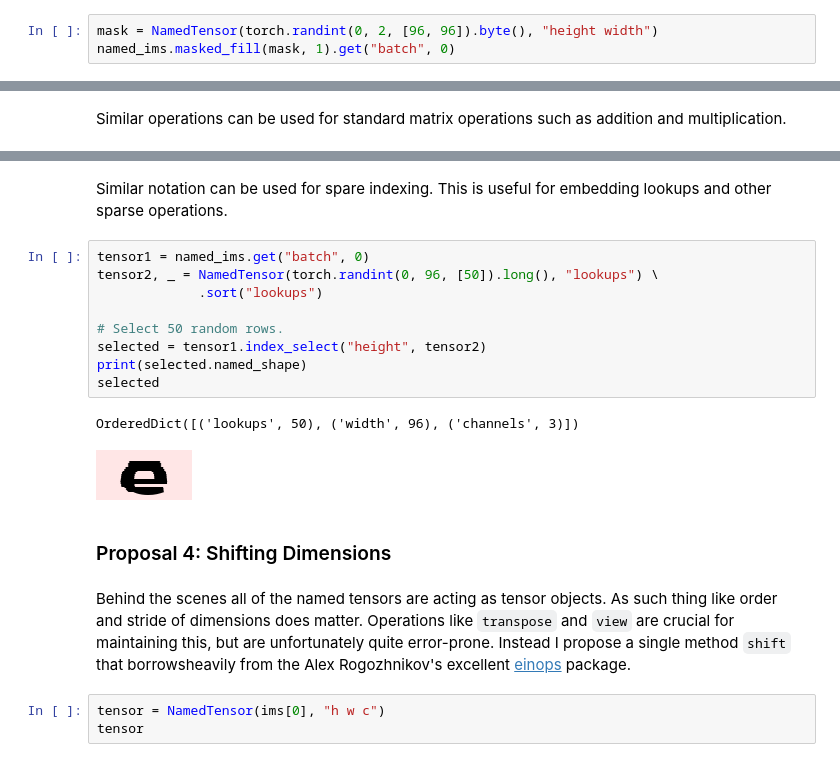
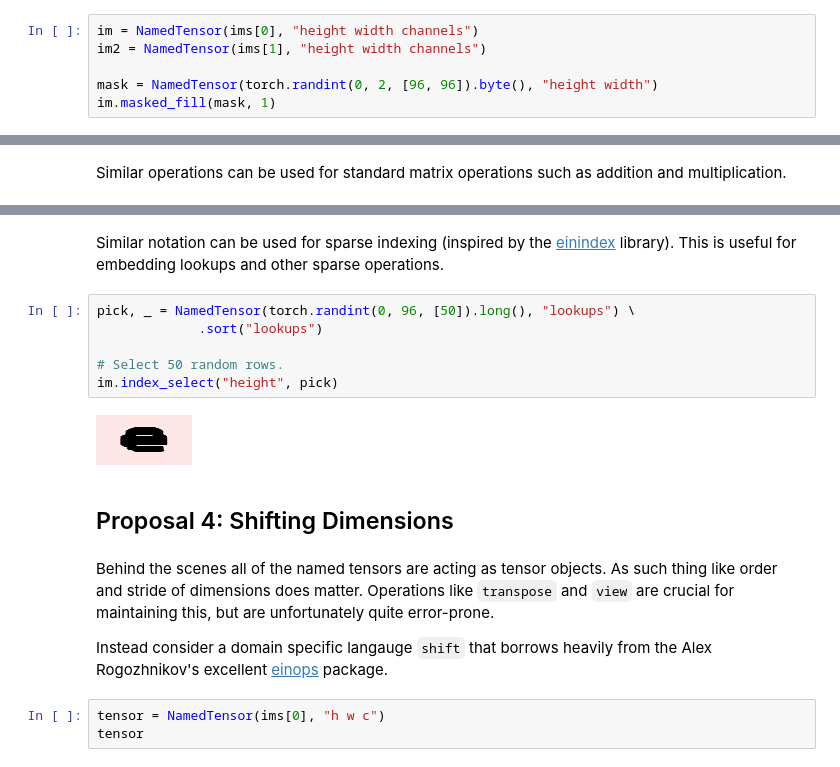
Before and after one commit to harvardnlp/namedtensor, a Jupyter notebook: NamedTensor.ipynb, the cells around one changed output, grey strips where cells are left out. Saved outputs shown, nothing was run; the diff lists cells and outputs as text.

```diff
--- a/NamedTensor.ipynb
+++ b/NamedTensor.ipynb
@@ -193,8 +196,11 @@ OrderedDict([('height', 96), ('width', 96)])
 
 The names that are provided also provide the basis for broadcasting operations. When there is a binary operations between two named tensors they first ensure that all dimension are matched in name and then apply standard broadcasting. To demonstrate let's return to the masking example above. Here we simply declare the names of the dimensions of our mask, and ask the library to figure out the broadcasting.
 # %%
+im = NamedTensor(ims[0], "height width channels")
+im2 = NamedTensor(ims[1], "height width channels")
+
 mask = NamedTensor(torch.randint(0, 2, [96, 96]).byte(), "height width")
-named_ims.masked_fill(mask, 1).get("batch", 0)
+im.masked_fill(mask, 1)
 # %% [output]
 [figure]
 # %% [markdown]
@@ -223,24 +226,21 @@ OrderedDict([('width', 96), ('channels', 3)])
 OrderedDict([('height', 96), ('channels', 3)])
 OrderedDict([('channels', 3)])
 # %% [markdown]
-Similar notation can be used for spare indexing. This is useful for embedding lookups and other sparse operations.
+Similar notation can be used for sparse indexing (inspired by the [einindex](https://pypi.org/project/einindex/) library). This is useful for embedding lookups and other sparse operations.
 # %%
-tensor1 = named_ims.get("batch", 0)
-tensor2, _ = NamedTensor(torch.randint(0, 96, [50]).long(), "lookups") \
+pick, _ = NamedTensor(torch.randint(0, 96, [50]).long(), "lookups") \
              .sort("lookups")
 
 # Select 50 random rows.
-selected = tensor1.index_select("height", tensor2)
-print(selected.named_shape)
-selected
+im.index_select("height", pick)
 # %% [output]
-OrderedDict([('lookups', 50), ('width', 96), ('channels', 3)])
-[figure, old version]
+[figure, new version]
 # %% [markdown]
-### Proposal 4: Shifting Dimensions
+## Proposal 4: Shifting Dimensions
 # %% [markdown]
 Behind the scenes all of the named tensors are acting as tensor objects. As such thing like order and stride of dimensions does matter. Operations like `transpose` and `view` are crucial for maintaining this, but are unfortunately quite error-prone.
-Instead I propose a single method `shift` that borrowsheavily from the Alex Rogozhnikov's excellent [einops](https://github.com/arogozhnikov/einops) package.
+
+Instead consider a domain specific langauge `shift` that borrows heavily from the Alex Rogozhnikov's excellent [einops](https://github.com/arogozhnikov/einops) package.
 # %%
 tensor = NamedTensor(ims[0], "h w c")
 tensor
```
Also changed, not shown: parts of 57 cells of this notebook.
